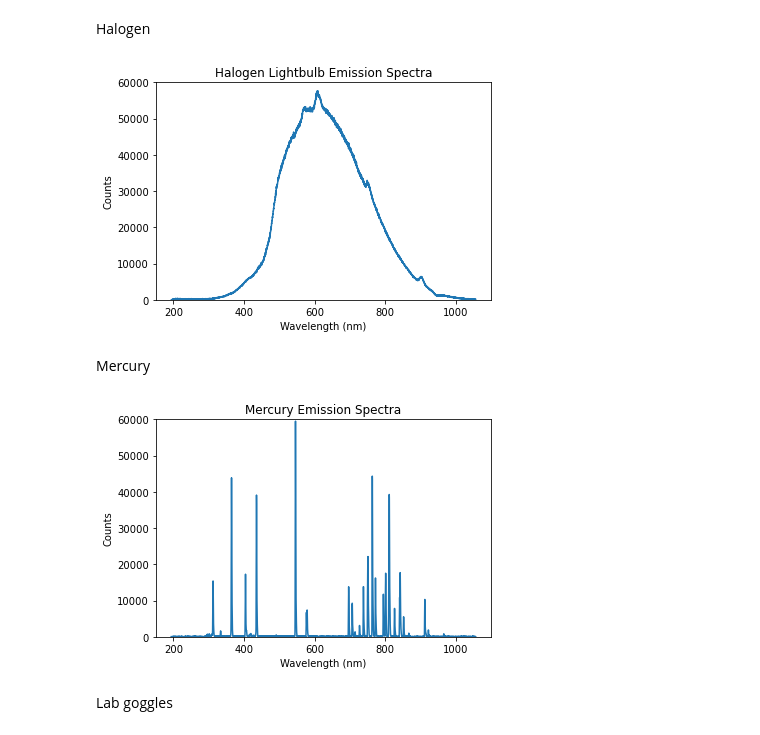
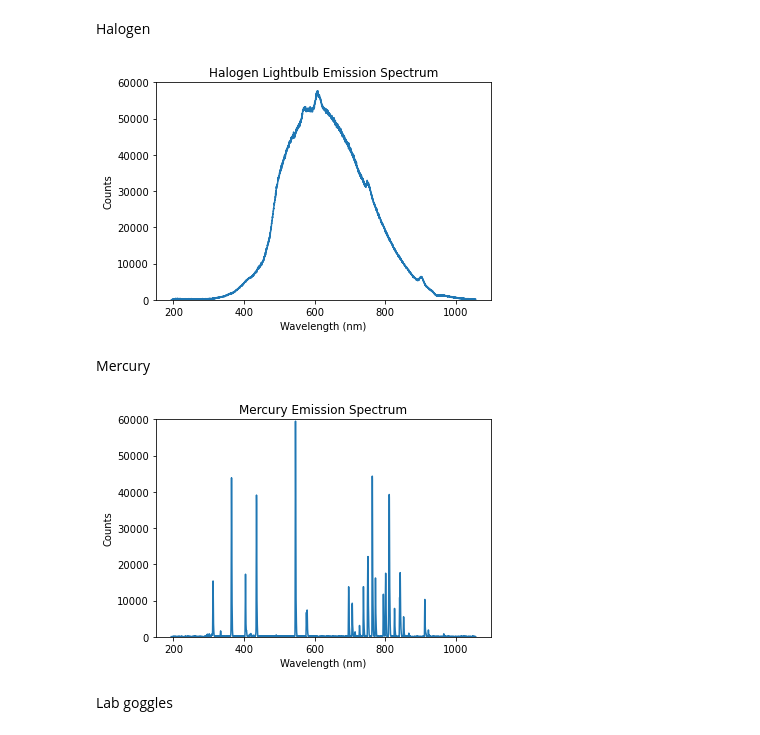
Before and after one commit to RandyChen233/AE460-aerodynamics-propulsion-Lab, a Jupyter notebook: lab5/Data Processing.ipynb, the cells around one changed output. Cells and saved outputs as stored; diff of their text form; code cells hidden in the pictures.

```diff
--- a/lab5/Data Processing.ipynb
+++ b/lab5/Data Processing.ipynb
@@ -115,13 +115,13 @@ halogen_back=pd.read_excel('lab5_data.xlsx', sheet_name='halogen_background')
 halogen['emission']=halogen['Unnamed: 1']-halogen_back['Unnamed: 1']
 # %%
 plt.plot(halogen['FLMT04185_1:101'], halogen['emission'])
-plt.title('Halogen Lightbulb Emission Spectra')
+plt.title('Halogen Lightbulb Emission Spectrum')
 plt.xlabel('Wavelength (nm)')
 plt.ylabel('Counts')
 plt.ylim([0, 60000])
-#plt.savefig('Halogen_Lightbulb_Emission.png')
+plt.savefig('Halogen_Lightbulb_Emission.png')
 # %% [output]
-[figure, old version]
+[figure, new version]
 # %% [markdown]
 Mercury
 # %%
@@ -130,13 +130,13 @@ mercury_back=pd.read_excel('lab5_data.xlsx', sheet_name='mercury_background')
 mercury['emission']=mercury['Unnamed: 1']-mercury_back['Unnamed: 1']
 # %%
 plt.plot(mercury['FLMT04185_1:101'], mercury['emission'])
-plt.title('Mercury Emission Spectra')
+plt.title('Mercury Emission Spectrum')
 plt.xlabel('Wavelength (nm)')
 plt.ylabel('Counts')
 plt.ylim([0, 60000])
-#plt.savefig('Mercury_Emission.png')
+plt.savefig('Mercury_Emission.png')
 # %% [output]
-[figure, old version]
+[figure, new version]
 # %% [markdown]
 Lab goggles
 # %%
```
Also changed, not shown: parts of 8 cells of this notebook, 10 other files.
